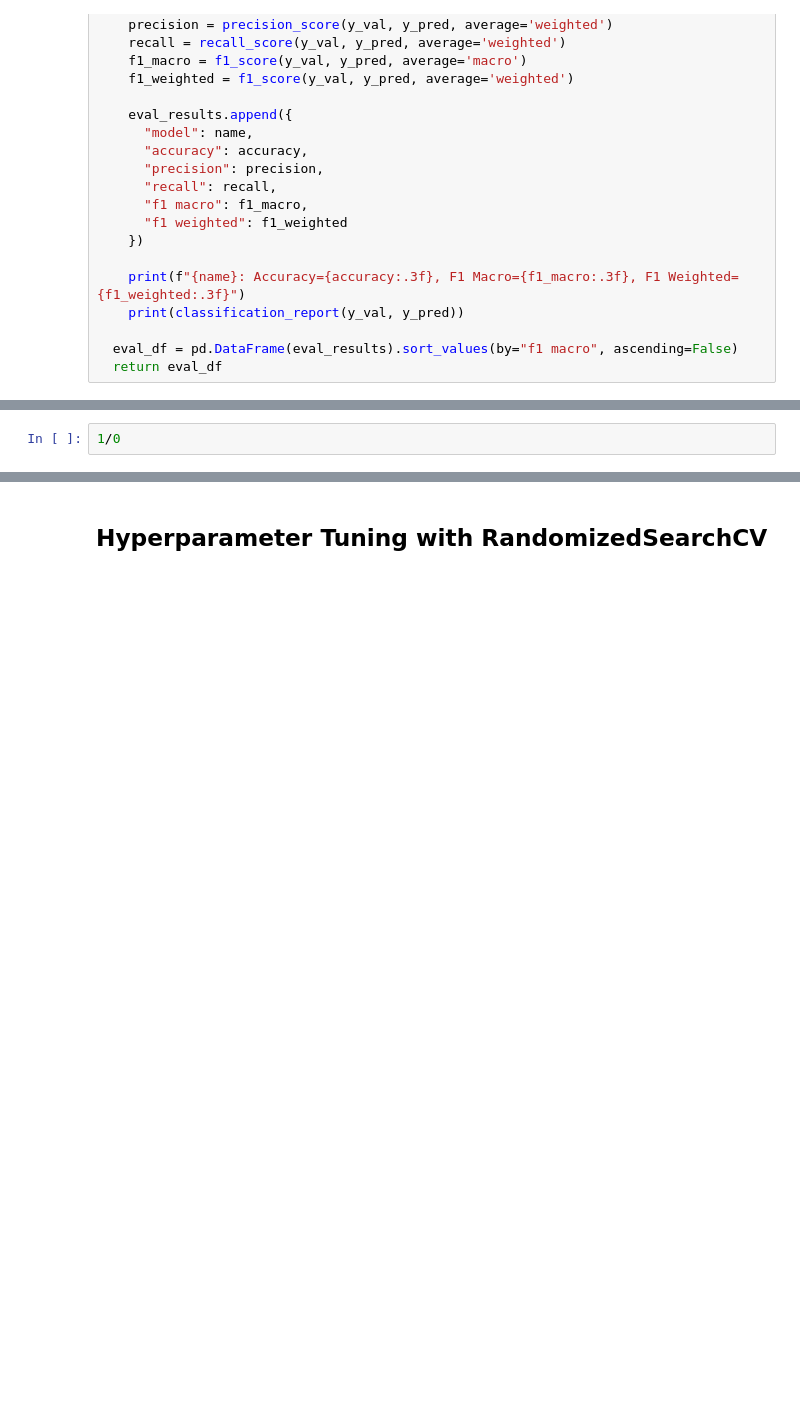
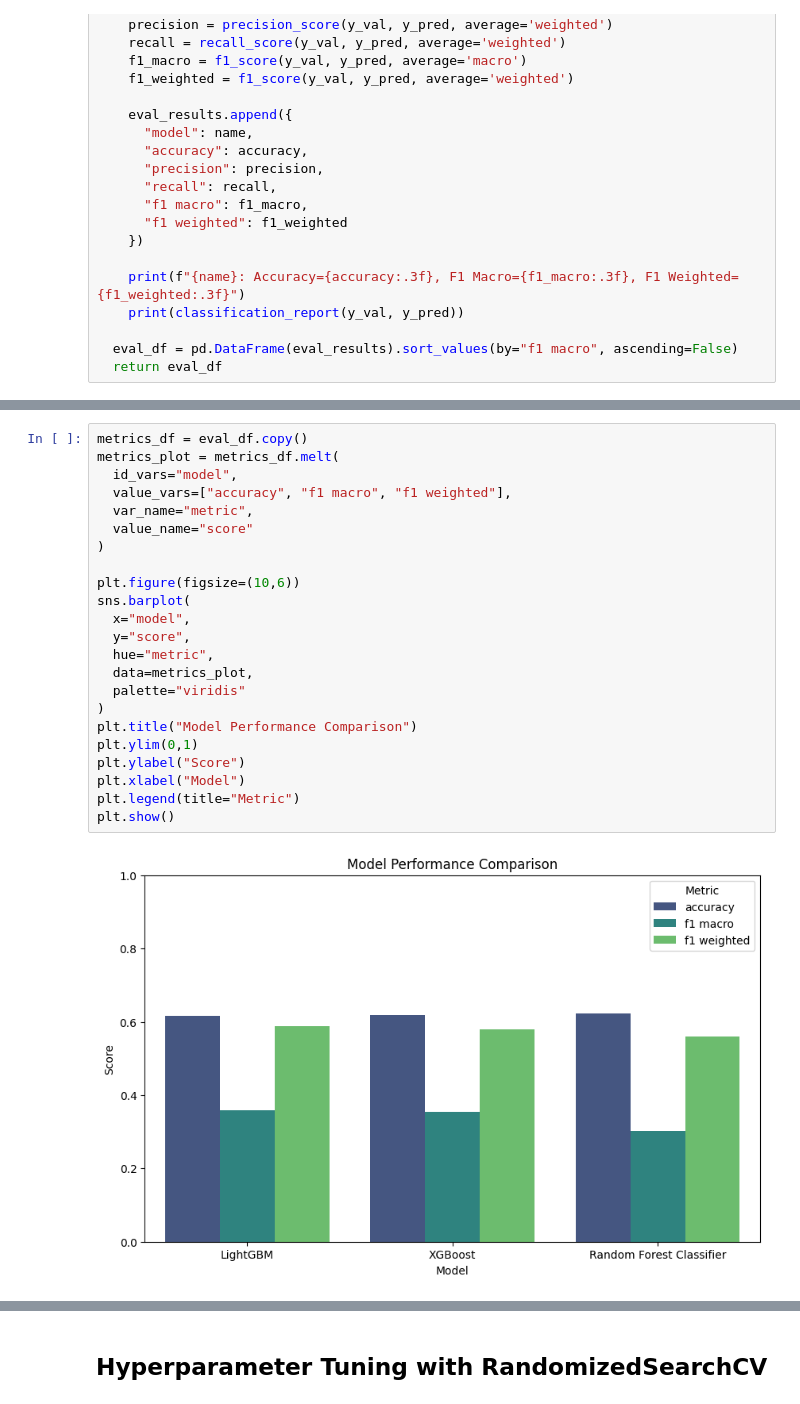
Before and after one commit to erenceh/ml-bug-prediction, a Jupyter notebook: ml/notebooks/Classic_Modeling.ipynb, the cells around one changed output, grey strips where cells are left out. Drawn from its saved outputs; the diff is of its cells as text; blank space fills up the shorter version.

Commit message:
Improve Classic models

```diff
--- a/ml/notebooks/Classic_Modeling.ipynb
+++ b/ml/notebooks/Classic_Modeling.ipynb
@@ -366,2 +359,25 @@ display(eval_df)
 # %%
-1/0
+metrics_df = eval_df.copy()
+metrics_plot = metrics_df.melt(
+  id_vars="model",
+  value_vars=["accuracy", "f1 macro", "f1 weighted"],
+  var_name="metric",
+  value_name="score"
+)
+
+plt.figure(figsize=(10,6))
+sns.barplot(
+  x="model",
+  y="score",
+  hue="metric",
+  data=metrics_plot,
+  palette="viridis"
+)
+plt.title("Model Performance Comparison")
+plt.ylim(0,1)
+plt.ylabel("Score")
+plt.xlabel("Model")
+plt.legend(title="Metric")
+plt.show()
+# %% [output]
+[figure, added]
```
Also changed, not shown: parts of 25 cells of this notebook, 1 other file.
